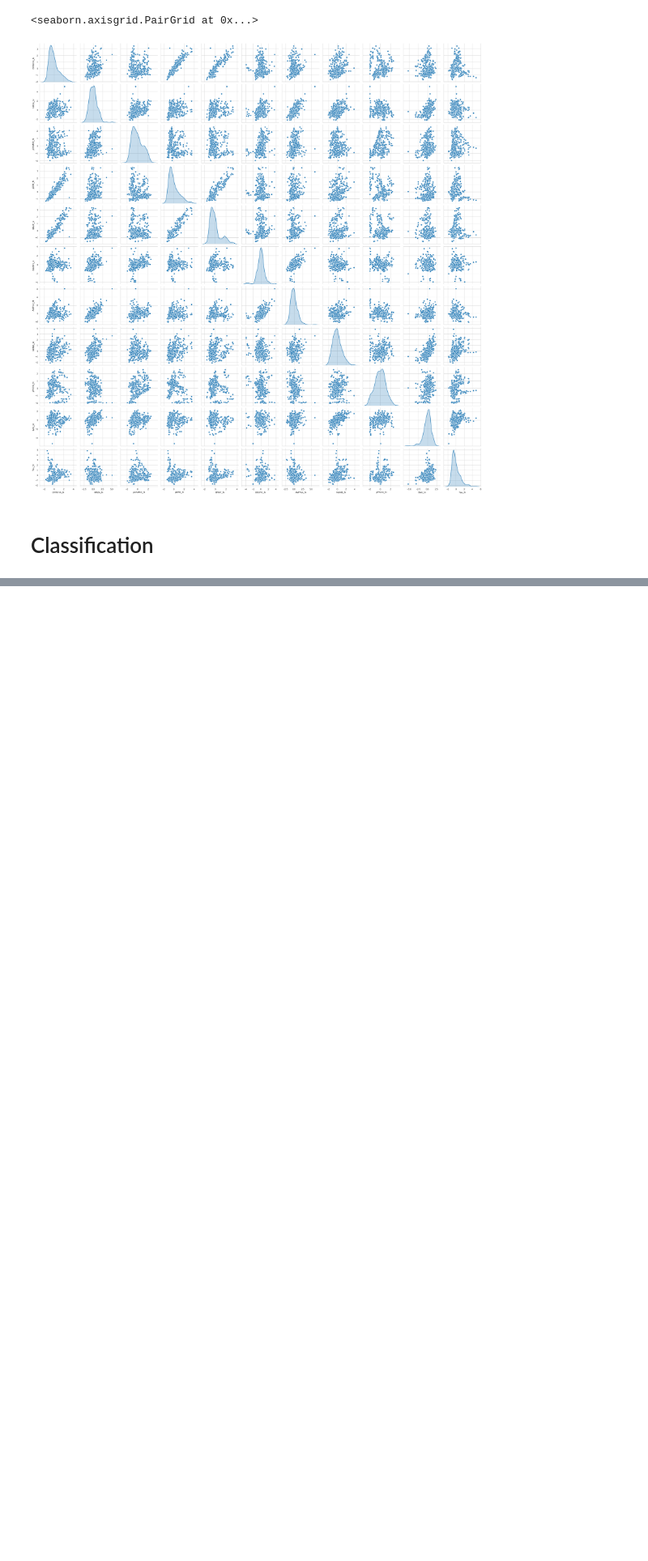
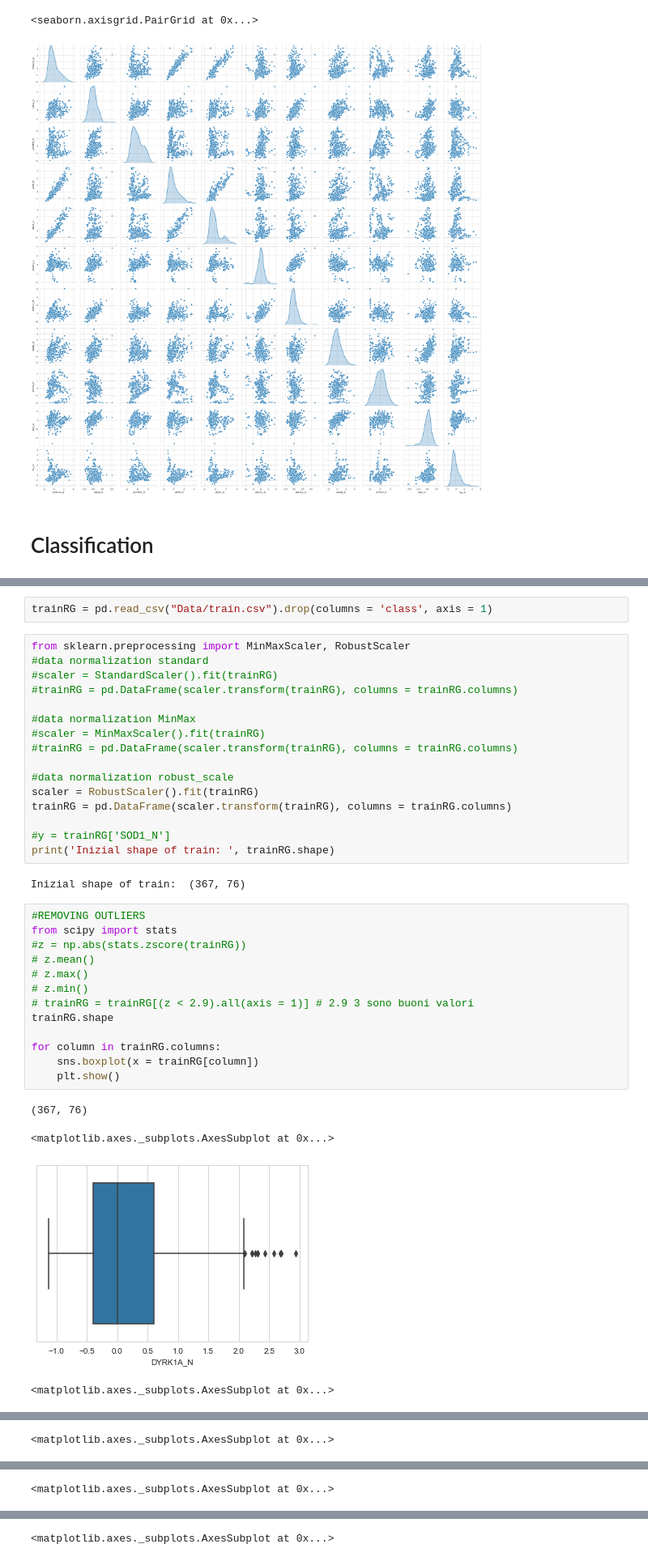
Before and after one commit to EmanuelSoda/ML_Homework, a Jupyter notebook: ML_bello.ipynb, the cells around one changed output, grey strips where cells are left out. Shown at 81% size. Saved outputs shown, nothing was run; the diff lists cells and outputs as text; blank space fills up the shorter version.

```diff
--- a/ML_bello.ipynb
+++ b/ML_bello.ipynb
@@ -482,0 +507,38 @@ weighted avg       0.99      0.99      0.99       245
+# %%
+trainRG = pd.read_csv("Data/train.csv").drop(columns = 'class', axis = 1)
+# %%
+from sklearn.preprocessing import MinMaxScaler, RobustScaler
+#data normalization standard
+#scaler = StandardScaler().fit(trainRG)
+#trainRG = pd.DataFrame(scaler.transform(trainRG), columns = trainRG.columns)
+
+#data normalization MinMax
+#scaler = MinMaxScaler().fit(trainRG)
+#trainRG = pd.DataFrame(scaler.transform(trainRG), columns = trainRG.columns)
+
+#data normalization robust_scale
+scaler = RobustScaler().fit(trainRG)
+trainRG = pd.DataFrame(scaler.transform(trainRG), columns = trainRG.columns)
+
+#y = trainRG['SOD1_N']
+print('Inizial shape of train: ', trainRG.shape)
+# %% [output]
+Inizial shape of train:  (367, 76)
+# %%
+#REMOVING OUTLIERS
+from scipy import stats
+#z = np.abs(stats.zscore(trainRG))
+# z.mean()
+# z.max()
+# z.min()
+# trainRG = trainRG[(z < 2.9).all(axis = 1)] # 2.9 3 sono buoni valori
+trainRG.shape
+
+for column in trainRG.columns:
+    sns.boxplot(x = trainRG[column])
+    plt.show()
+# %% [output]
+(367, 76)
+<matplotlib.axes._subplots.AxesSubplot at 0x...>
+[figure, added]
+<matplotlib.axes._subplots.AxesSubplot at 0x...>
@@ -482,0 +546 @@ weighted avg       0.99      0.99      0.99       245
+<matplotlib.axes._subplots.AxesSubplot at 0x...>
@@ -482,0 +548 @@ weighted avg       0.99      0.99      0.99       245
+<matplotlib.axes._subplots.AxesSubplot at 0x...>
@@ -482,0 +550 @@ weighted avg       0.99      0.99      0.99       245
+<matplotlib.axes._subplots.AxesSubplot at 0x...>
```
Also changed, not shown: parts of 33 cells of this notebook.
